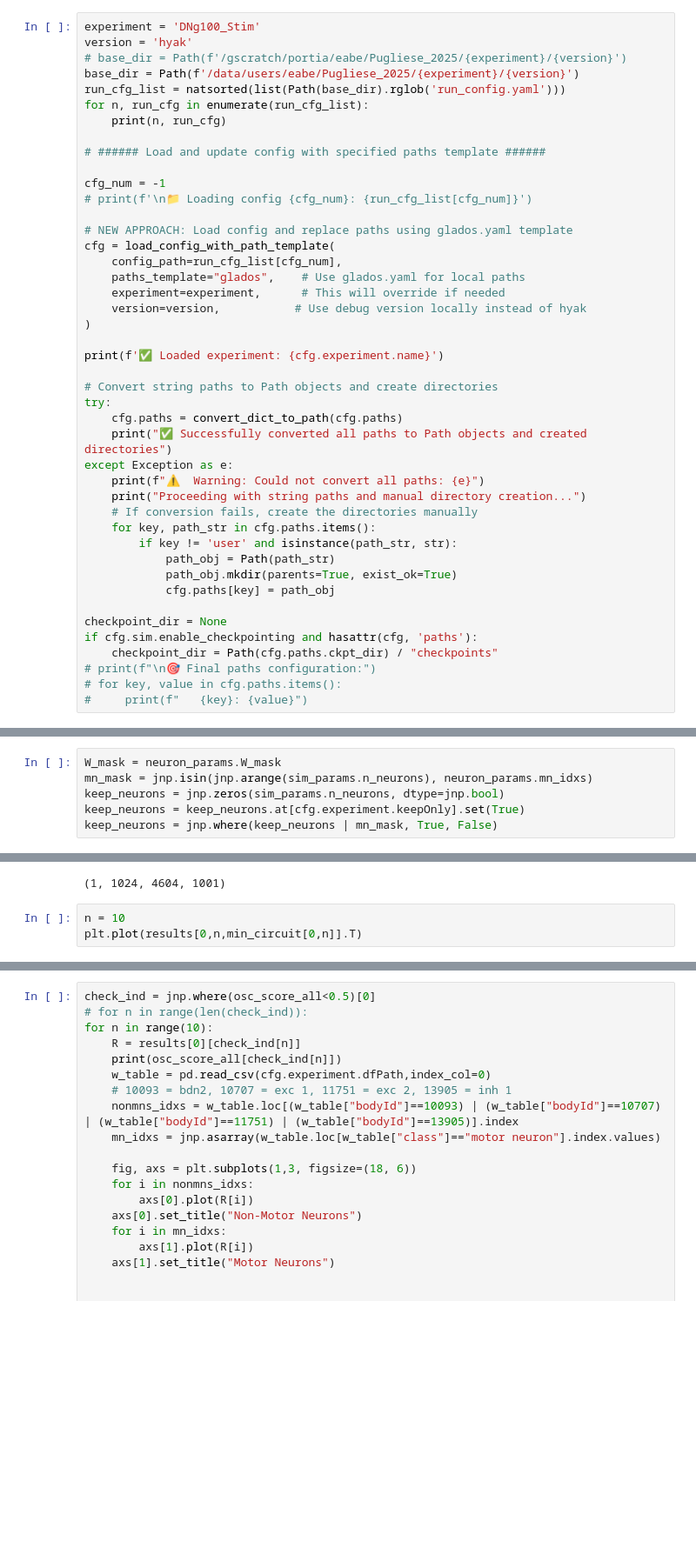
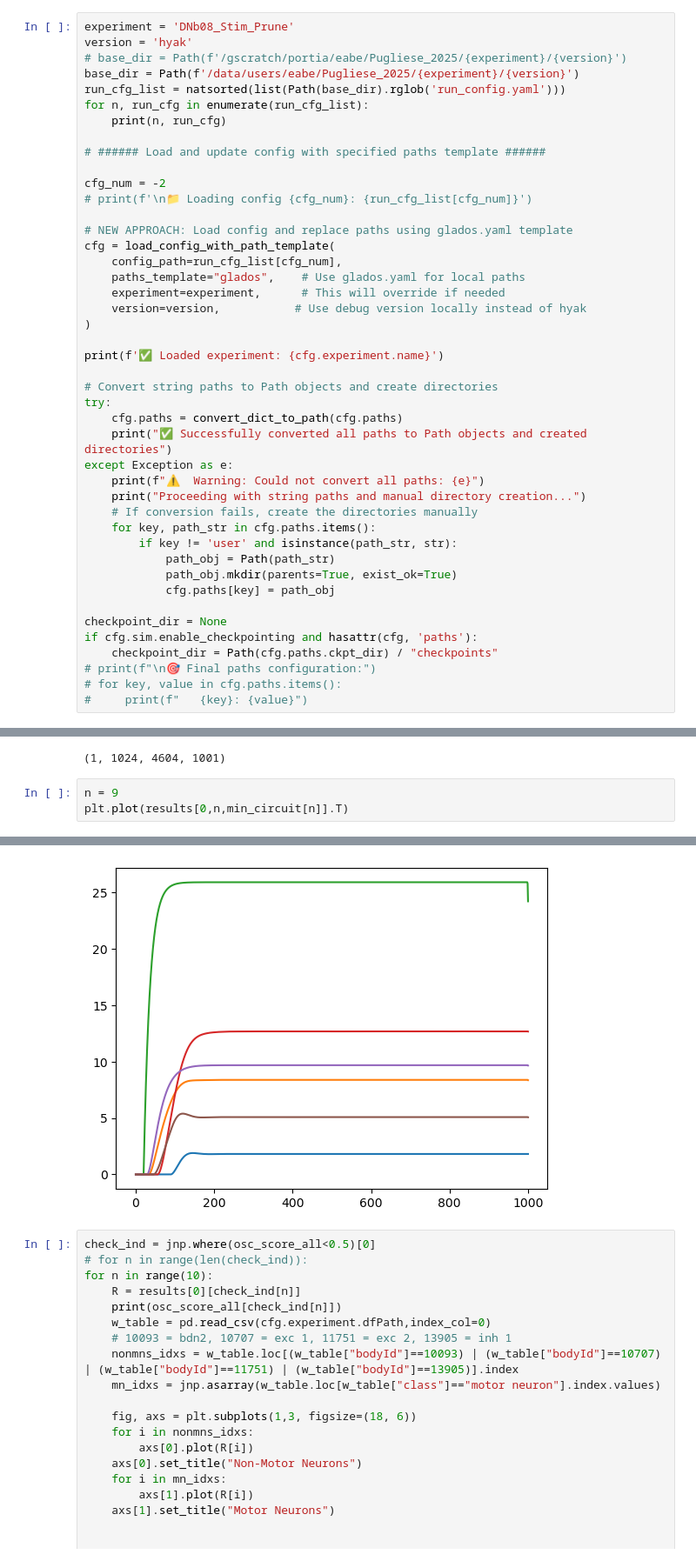
Before and after one commit to smpuglie/Pugliese_cpg_2025, a Jupyter notebook: notebooks/run_config.ipynb, the cells around one changed output, grey strips where cells are left out. Shown: that part at 87% size. Drawn from its saved outputs; the diff is of its cells as text; blank space fills up the shorter version.

```diff
--- a/notebooks/run_config.ipynb
+++ b/notebooks/run_config.ipynb
@@ -99,7 +99,7 @@ def print_dict_shapes(data, prefix="", max_depth=10, current_depth=0):
    else:
       print(f"{prefix}Type: {type(data).__name__}, Value: {str(data)[:100]}{'...' if len(str(data)) > 100 else ''}")
 # %%
-experiment = 'DNg100_Stim'
+experiment = 'DNb08_Stim_Prune'
 version = 'hyak'
 # base_dir = Path(f'/gscratch/portia/eabe/Pugliese_2025/{experiment}/{version}')
 base_dir = Path(f'/data/users/eabe/Pugliese_2025/{experiment}/{version}')
@@ -109,7 +109,7 @@ for n, run_cfg in enumerate(run_cfg_list):
 
 # ###### Load and update config with specified paths template ######
 
-cfg_num = -1
+cfg_num = -2
 # print(f'\n📁 Loading config {cfg_num}: {run_cfg_list[cfg_num]}')
 
 # NEW APPROACH: Load config and replace paths using glados.yaml template
@@ -202,6 +189,0 @@ jnp.where(neuron_params.W_mask[0,:,0] & ~mn_mask)
-# %%
-W_mask = neuron_params.W_mask
-mn_mask = jnp.isin(jnp.arange(sim_params.n_neurons), neuron_params.mn_idxs)
-keep_neurons = jnp.zeros(sim_params.n_neurons, dtype=jnp.bool)
-keep_neurons = keep_neurons.at[cfg.experiment.keepOnly].set(True)
-keep_neurons = jnp.where(keep_neurons | mn_mask, True, False)
@@ -367,6 +380,6 @@ results.shape
 # %% [output]
 (1, 1024, 4604, 1001)
 # %%
-n = 10
-plt.plot(results[0,n,min_circuit[0,n]].T)
+n = 9
+plt.plot(results[0,n,min_circuit[n]].T)
 # %% [output]
@@ -374,3 +392,4 @@ IndexError: index 10 is out of bounds for axis 0 with size 1
+[figure, added]
 # %%
 check_ind = jnp.where(osc_score_all<0.5)[0]
 # for n in range(len(check_ind)):
```
Also changed, not shown: parts of 25 cells of this notebook, 1 other file.
